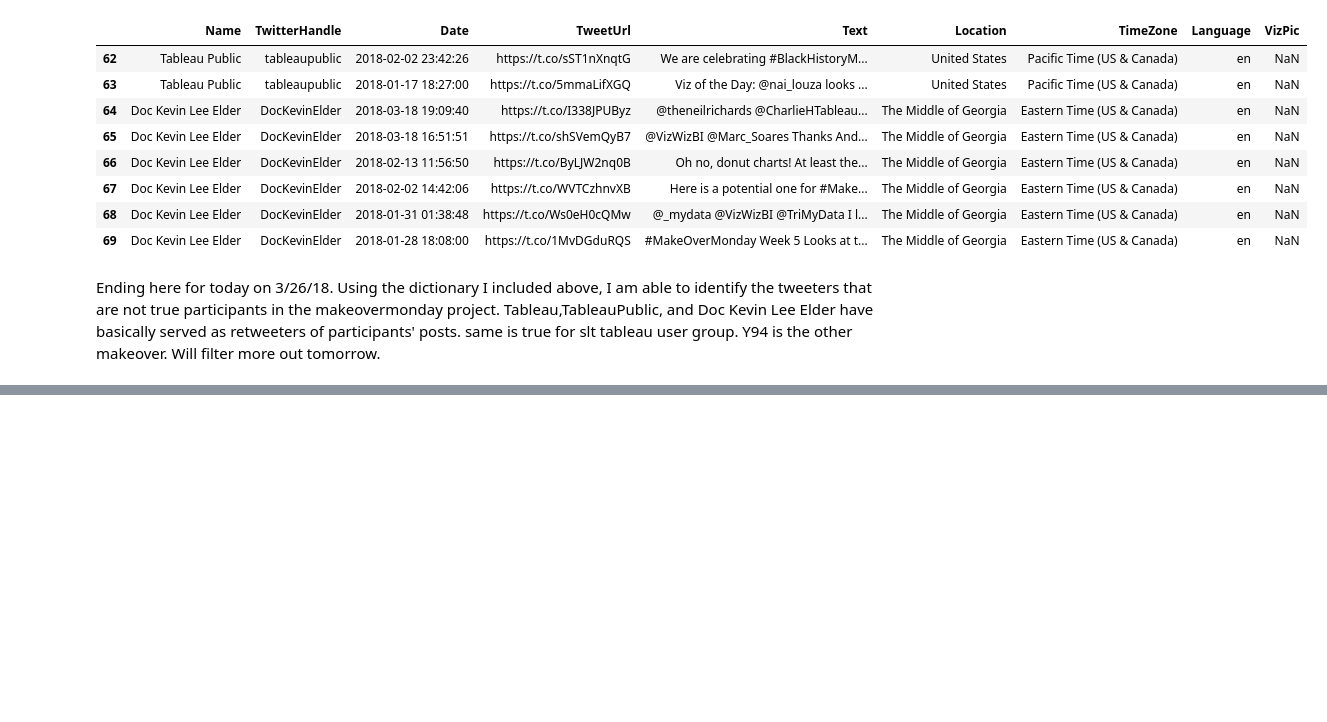
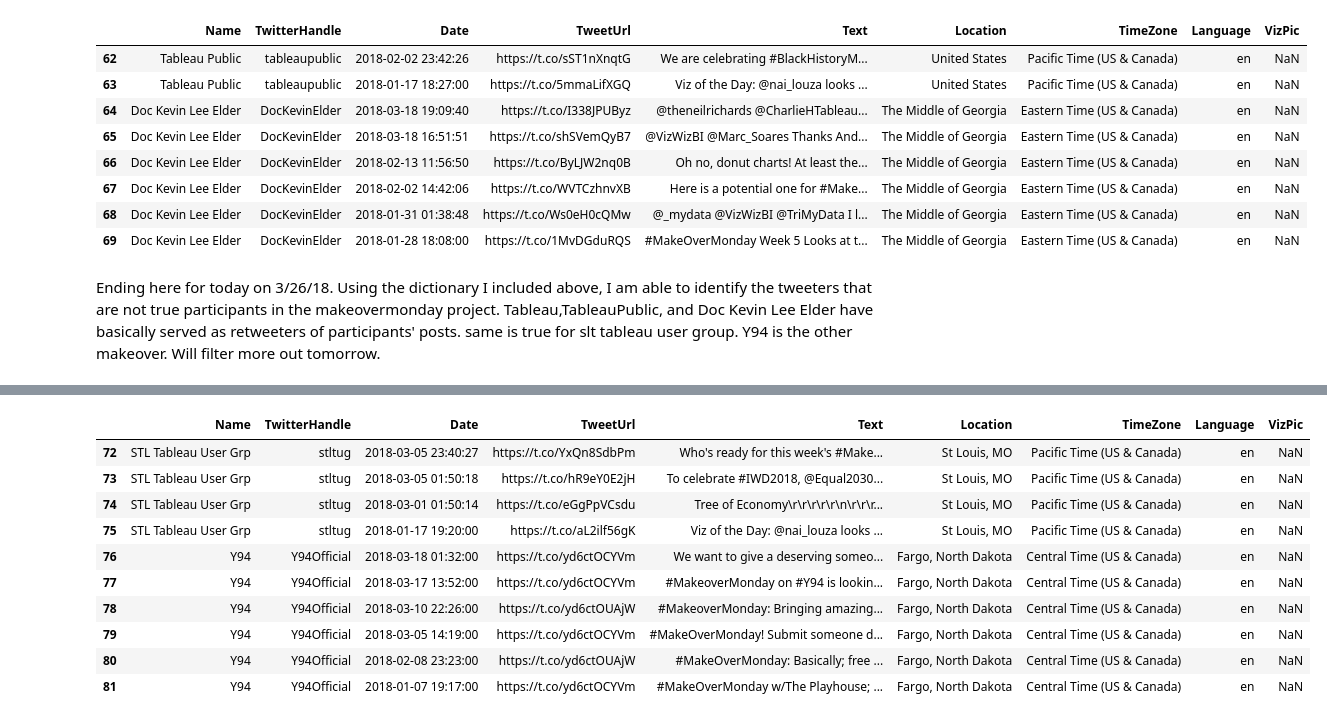
Before and after one commit to JohnDeJesus22/-MakeoverMonday-Collaborative-Project, a Jupyter notebook: #MakeoverMonday_EDA.ipynb, the cells around one changed output, grey strips where cells are left out. Saved outputs shown, nothing was run; the diff lists cells and outputs as text; code cells hidden in the pictures; blank space fills up the shorter version.

```diff
--- a/#MakeoverMonday_EDA.ipynb
+++ b/#MakeoverMonday_EDA.ipynb
@@ -461,0 +485,14 @@ Ending here for today on 3/26/18. Using the dictionary I included above, I am ab
+# %%
+falsetweets.tail(10)
+# %% [output]
+|  | Name | TwitterHandle | Date | TweetUrl | Text | Location | TimeZone | Language | VizPic |
+| 72 | STL Tableau User Grp | stltug | 2018-03-05 23:40:27 | https://t.co/YxQn8SdbPm | Who's ready for this week's #Make... | St Louis, MO | Pacific Time (US & Canada) | en | NaN |
+| 73 | STL Tableau User Grp | stltug | 2018-03-05 01:50:18 | https://t.co/hR9eY0E2jH | To celebrate #IWD2018, @Equal2030... | St Louis, MO | Pacific Time (US & Canada) | en | NaN |
+| 74 | STL Tableau User Grp | stltug | 2018-03-01 01:50:14 | https://t.co/eGgPpVCsdu | Tree of Economy\r\r\r\r\r\n\r\r\r... | St Louis, MO | Pacific Time (US & Canada) | en | NaN |
+| 75 | STL Tableau User Grp | stltug | 2018-01-17 19:20:00 | https://t.co/aL2ilf56gK | Viz of the Day: @nai_louza looks ... | St Louis, MO | Pacific Time (US & Canada) | en | NaN |
+| 76 | Y94 | Y94Official | 2018-03-18 01:32:00 | https://t.co/yd6ctOCYVm | We want to give a deserving someo... | Fargo, North Dakota | Central Time (US & Canada) | en | NaN |
+| 77 | Y94 | Y94Official | 2018-03-17 13:52:00 | https://t.co/yd6ctOCYVm | #MakeoverMonday on #Y94 is lookin... | Fargo, North Dakota | Central Time (US & Canada) | en | NaN |
+| 78 | Y94 | Y94Official | 2018-03-10 22:26:00 | https://t.co/yd6ctOUAjW | #MakeoverMonday: Bringing amazing... | Fargo, North Dakota | Central Time (US & Canada) | en | NaN |
+| 79 | Y94 | Y94Official | 2018-03-05 14:19:00 | https://t.co/yd6ctOCYVm | #MakeOverMonday! Submit someone d... | Fargo, North Dakota | Central Time (US & Canada) | en | NaN |
+| 80 | Y94 | Y94Official | 2018-02-08 23:23:00 | https://t.co/yd6ctOUAjW | #MakeOverMonday: Basically; free ... | Fargo, North Dakota | Central Time (US & Canada) | en | NaN |
+| 81 | Y94 | Y94Official | 2018-01-07 19:17:00 | https://t.co/yd6ctOCYVm | #MakeOverMonday w/The Playhouse; ... | Fargo, North Dakota | Central Time (US & Canada) | en | NaN |
```
Also changed, not shown: parts of 23 cells of this notebook.
